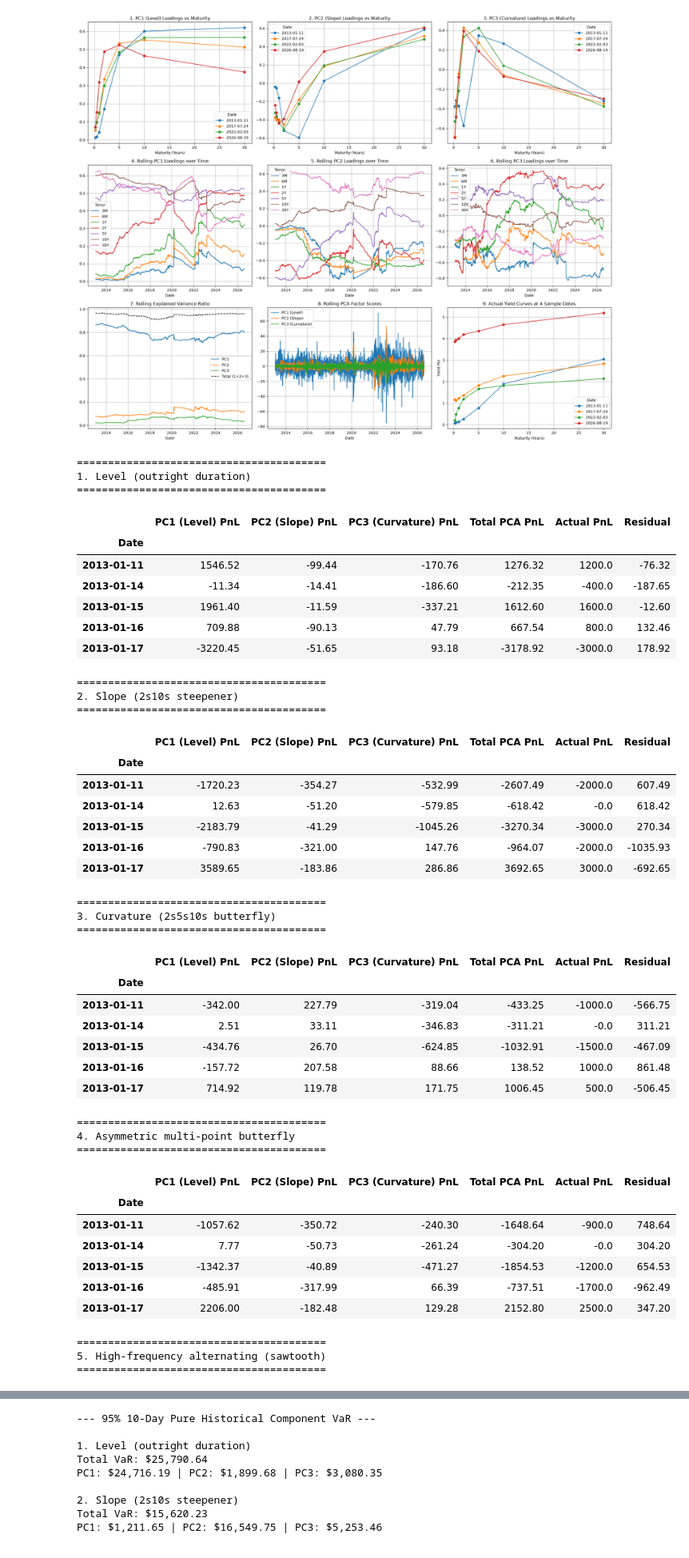
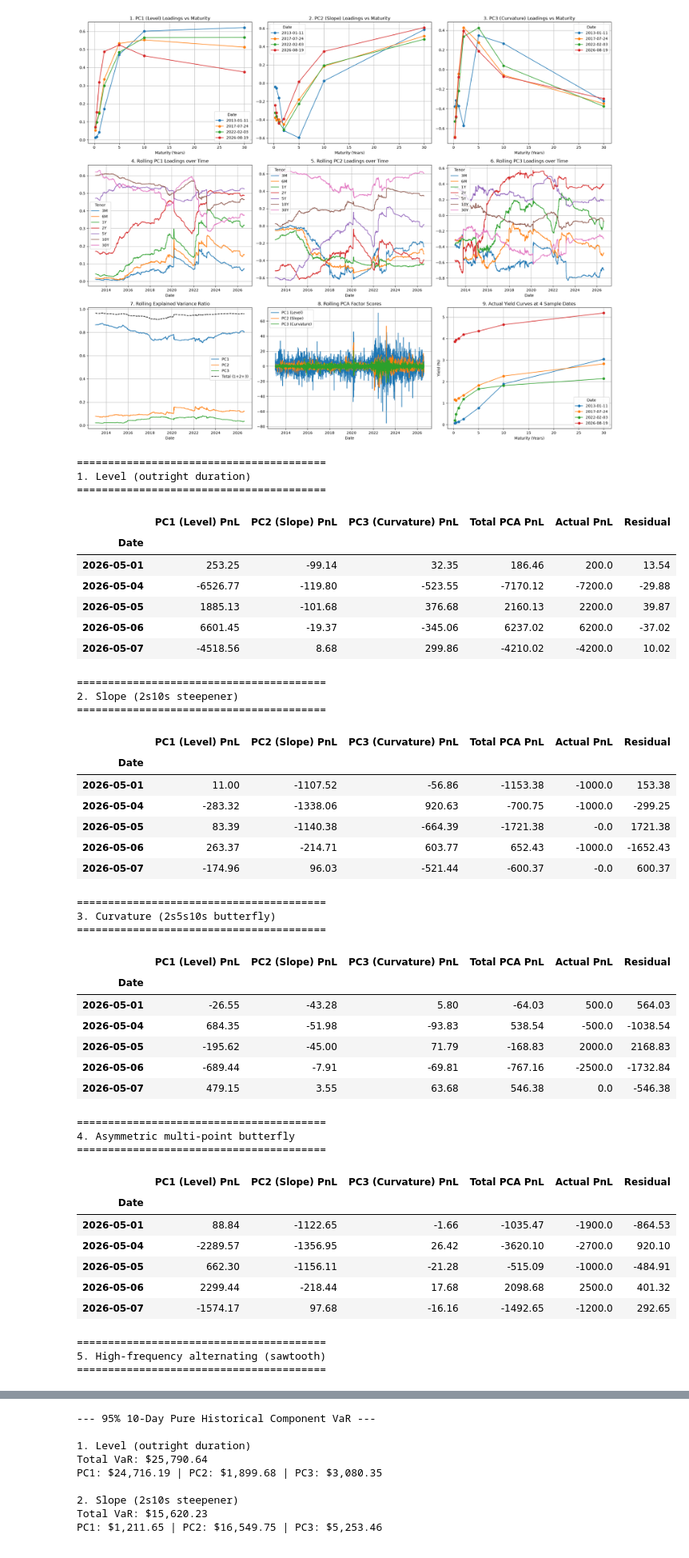
Before and after one commit to jhqntdv/Interest-Rate-Modeling, a Jupyter notebook: pca-main.ipynb, the cells around one changed output, grey strips where cells are left out. Shown at 80% size. Drawn from its saved outputs; the diff is of its cells as text; code cells hidden in the pictures.

Commit message:
update pnl attri

```diff
--- a/pca-main.ipynb
+++ b/pca-main.ipynb
@@ -299,69 +299,70 @@ for name, dv01 in dv01_sets.items():
     # Fully vectorized computation across the entire time series for factor sensitivities
     factor_dv01_pc1 = pc1_loadings_df.dot(dv01)
     factor_dv01_pc2 = pc2_loadings_df.dot(dv01)
     factor_dv01_pc3 = pc3_loadings_df.dot(dv01)
 
     # Fully vectorized PnL attribution
     pnl_attribution = pd.DataFrame({
         'PC1 (Level) PnL': -factor_dv01_pc1 * scores_df['PC1'],
         'PC2 (Slope) PnL': -factor_dv01_pc2 * scores_df['PC2'],
         'PC3 (Curvature) PnL': -factor_dv01_pc3 * scores_df['PC3'],
     }, index=scores_df.index).round(2)
 
     pnl_attribution['Total PCA PnL'] = pnl_attribution.sum(axis=1)
 
     # Validation: Actual PnL and unexplained Residual
     pnl_attribution['Actual PnL'] = -(daily_changes_bps @ dv01)
     pnl_attribution['Residual'] = pnl_attribution['Actual PnL'] - pnl_attribution['Total PCA PnL']
 
     attribution_results[name] = pnl_attribution
 
     print(f"\n{'='*40}")
     print(f"{name}")
     print(f"{'='*40}")
     pnl_attribution = pnl_attribution.round(2)
-    display(pnl_attribution.head()) # Use `display()` if running inside Jupyter for pretty tables
+    # display(pnl_attribution.head()) # Use `display()` if running inside Jupyter for pretty tables
+    display(pnl_attribution.loc['2026-05'].head())
 # %% [output]
 ========================================
 1. Level (outright duration)
 ========================================
 |  | PC1 (Level) PnL | PC2 (Slope) PnL | PC3 (Curvature) PnL | Total PCA PnL | Actual PnL | Residual |
 | Date |  |  |  |  |  |  |
-| 2013-01-11 | 1546.52 | -99.44 | -170.76 | 1276.32 | 1200.0 | -76.32 |
-| 2013-01-14 | -11.34 | -14.41 | -186.60 | -212.35 | -400.0 | -187.65 |
-| 2013-01-15 | 1961.40 | -11.59 | -337.21 | 1612.60 | 1600.0 | -12.60 |
-| 2013-01-16 | 709.88 | -90.13 | 47.79 | 667.54 | 800.0 | 132.46 |
-| 2013-01-17 | -3220.45 | -51.65 | 93.18 | -3178.92 | -3000.0 | 178.92 |
+| 2026-05-01 | 253.25 | -99.14 | 32.35 | 186.46 | 200.0 | 13.54 |
+| 2026-05-04 | -6526.77 | -119.80 | -523.55 | -7170.12 | -7200.0 | -29.88 |
+| 2026-05-05 | 1885.13 | -101.68 | 376.68 | 2160.13 | 2200.0 | 39.87 |
+| 2026-05-06 | 6601.45 | -19.37 | -345.06 | 6237.02 | 6200.0 | -37.02 |
+| 2026-05-07 | -4518.56 | 8.68 | 299.86 | -4210.02 | -4200.0 | 10.02 |
 ========================================
 2. Slope (2s10s steepener)
 ========================================
 |  | PC1 (Level) PnL | PC2 (Slope) PnL | PC3 (Curvature) PnL | Total PCA PnL | Actual PnL | Residual |
 | Date |  |  |  |  |  |  |
-| 2013-01-11 | -1720.23 | -354.27 | -532.99 | -2607.49 | -2000.0 | 607.49 |
-| 2013-01-14 | 12.63 | -51.20 | -579.85 | -618.42 | -0.0 | 618.42 |
-| 2013-01-15 | -2183.79 | -41.29 | -1045.26 | -3270.34 | -3000.0 | 270.34 |
-| 2013-01-16 | -790.83 | -321.00 | 147.76 | -964.07 | -2000.0 | -1035.93 |
-| 2013-01-17 | 3589.65 | -183.86 | 286.86 | 3692.65 | 3000.0 | -692.65 |
+| 2026-05-01 | 11.00 | -1107.52 | -56.86 | -1153.38 | -1000.0 | 153.38 |
+| 2026-05-04 | -283.32 | -1338.06 | 920.63 | -700.75 | -1000.0 | -299.25 |
+| 2026-05-05 | 83.39 | -1140.38 | -664.39 | -1721.38 | -0.0 | 1721.38 |
+| 2026-05-06 | 263.37 | -214.71 | 603.77 | 652.43 | -1000.0 | -1652.43 |
+| 2026-05-07 | -174.96 | 96.03 | -521.44 | -600.37 | -0.0 | 600.37 |
 ========================================
 3. Curvature (2s5s10s butterfly)
 ========================================
 |  | PC1 (Level) PnL | PC2 (Slope) PnL | PC3 (Curvature) PnL | Total PCA PnL | Actual PnL | Residual |
 | Date |  |  |  |  |  |  |
-| 2013-01-11 | -342.00 | 227.79 | -319.04 | -433.25 | -1000.0 | -566.75 |
-| 2013-01-14 | 2.51 | 33.11 | -346.83 | -311.21 | -0.0 | 311.21 |
-| 2013-01-15 | -434.76 | 26.70 | -624.85 | -1032.91 | -1500.0 | -467.09 |
-| 2013-01-16 | -157.72 | 207.58 | 88.66 | 138.52 | 1000.0 | 861.48 |
-| 2013-01-17 | 714.92 | 119.78 | 171.75 | 1006.45 | 500.0 | -506.45 |
+| 2026-05-01 | -26.55 | -43.28 | 5.80 | -64.03 | 500.0 | 564.03 |
+| 2026-05-04 | 684.35 | -51.98 | -93.83 | 538.54 | -500.0 | -1038.54 |
+| 2026-05-05 | -195.62 | -45.00 | 71.79 | -168.83 | 2000.0 | 2168.83 |
+| 2026-05-06 | -689.44 | -7.91 | -69.81 | -767.16 | -2500.0 | -1732.84 |
+| 2026-05-07 | 479.15 | 3.55 | 63.68 | 546.38 | 0.0 | -546.38 |
 ========================================
 4. Asymmetric multi-point butterfly
 ========================================
 |  | PC1 (Level) PnL | PC2 (Slope) PnL | PC3 (Curvature) PnL | Total PCA PnL | Actual PnL | Residual |
 | Date |  |  |  |  |  |  |
-| 2013-01-11 | -1057.62 | -350.72 | -240.30 | -1648.64 | -900.0 | 748.64 |
-| 2013-01-14 | 7.77 | -50.73 | -261.24 | -304.20 | -0.0 | 304.20 |
-| 2013-01-15 | -1342.37 | -40.89 | -471.27 | -1854.53 | -1200.0 | 654.53 |
-| 2013-01-16 | -485.91 | -317.99 | 66.39 | -737.51 | -1700.0 | -962.49 |
-| 2013-01-17 | 2206.00 | -182.48 | 129.28 | 2152.80 | 2500.0 | 347.20 |
+| 2026-05-01 | 88.84 | -1122.65 | -1.66 | -1035.47 | -1900.0 | -864.53 |
+| 2026-05-04 | -2289.57 | -1356.95 | 26.42 | -3620.10 | -2700.0 | 920.10 |
+| 2026-05-05 | 662.30 | -1156.11 | -21.28 | -515.09 | -1000.0 | -484.91 |
+| 2026-05-06 | 2299.44 | -218.44 | 17.68 | 2098.68 | 2500.0 | 401.32 |
+| 2026-05-07 | -1574.17 | 97.68 | -16.16 | -1492.65 | -1200.0 | 292.65 |
 ========================================
 5. High-frequency alternating (sawtooth)
 ========================================
```
Also changed, not shown: parts of 1 cell of this notebook, 1 other file.
